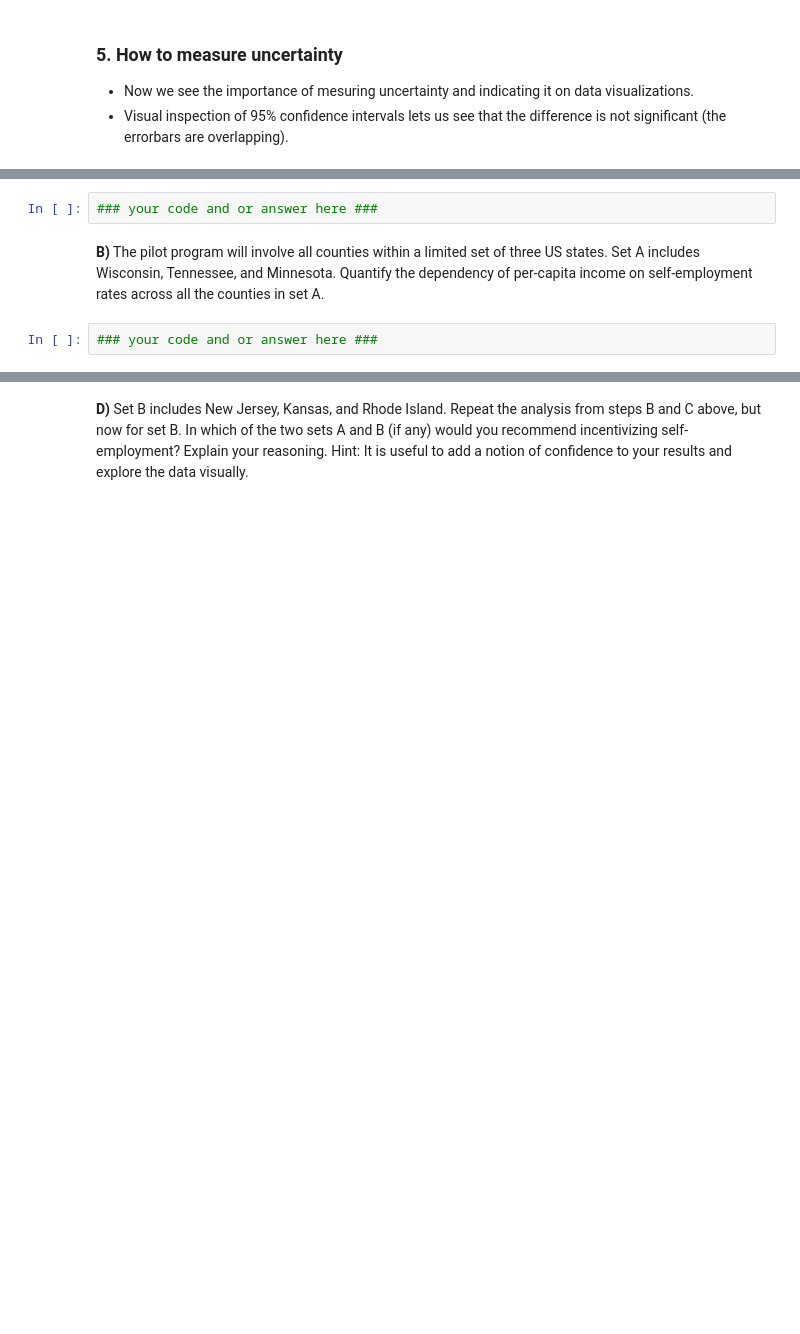
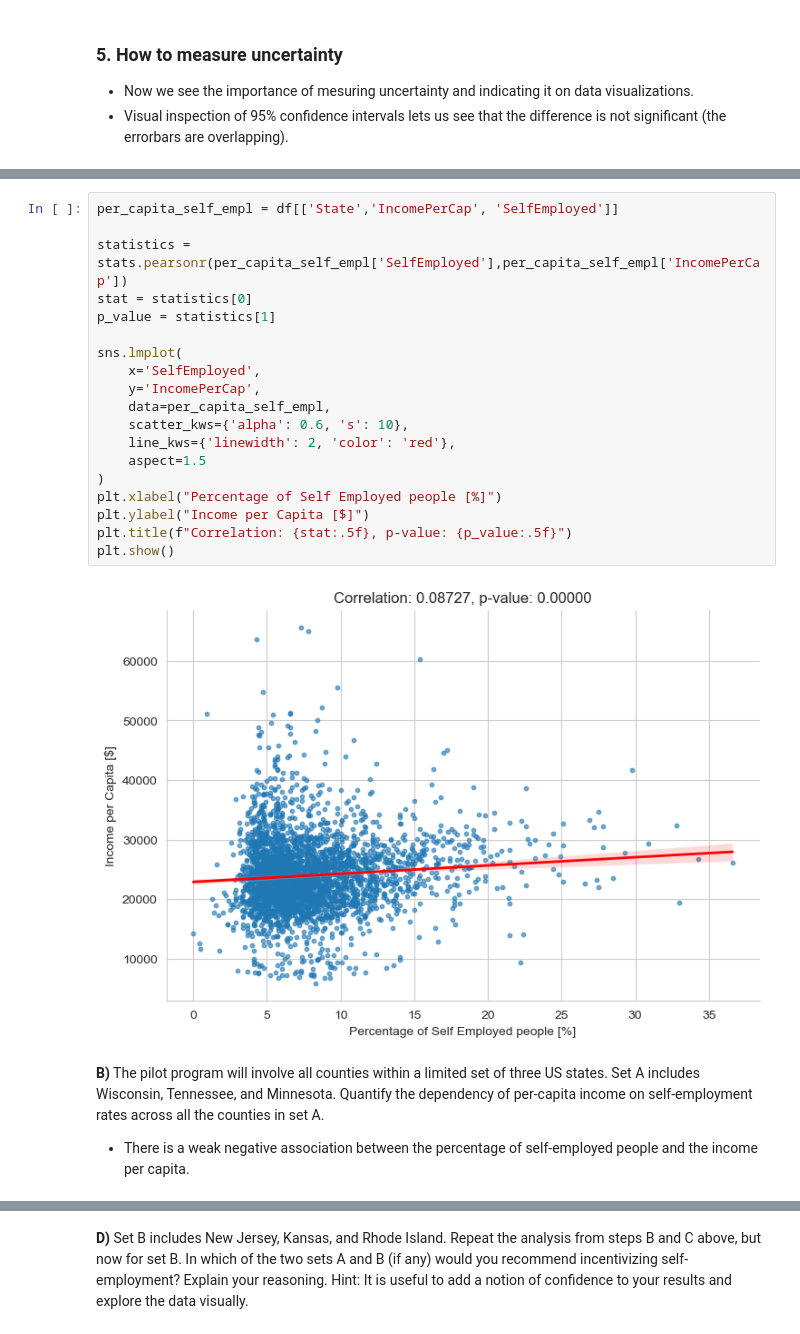
Before and after one commit to sylvainshan/Applied-Data-Analysis, a Jupyter notebook: Exercises/03 - Describing data/Describing_data_exercise.ipynb, the cells around one changed output, grey strips where cells are left out. Cells and saved outputs as stored; diff of their text form; blank space fills up the shorter version.

```diff
--- a/Exercises/03 - Describing data/Describing_data_exercise.ipynb
+++ b/Exercises/03 - Describing data/Describing_data_exercise.ipynb
@@ -171,6 +191,25 @@ Since it is unethical and impossible in this setting to run a controlled experim
-# %%
-### your code and or answer here ###
+# %%
+per_capita_self_empl = df[['State','IncomePerCap', 'SelfEmployed']]
+
+statistics = stats.pearsonr(per_capita_self_empl['SelfEmployed'],per_capita_self_empl['IncomePerCap'])
+stat = statistics[0]
+p_value = statistics[1]
+
+sns.lmplot(
+    x='SelfEmployed',
+    y='IncomePerCap',
+    data=per_capita_self_empl,
+    scatter_kws={'alpha': 0.6, 's': 10},
+    line_kws={'linewidth': 2, 'color': 'red'},
+    aspect=1.5
+)
+plt.xlabel("Percentage of Self Employed people [%]")
+plt.ylabel("Income per Capita [$]")
+plt.title(f"Correlation: {stat:.5f}, p-value: {p_value:.5f}")
+plt.show()
+# %% [output]
+[figure, added]
 # %% [markdown]
 **B)** The pilot program will involve all counties within a limited set of three US states. Set A includes Wisconsin, Tennessee, and  Minnesota. Quantify the dependency of per-capita income on self-employment rates across all the counties in set A.
+
+- There is a weak negative association between the percentage of self-employed people and the income per capita.
-# %%
-### your code and or answer here ###
```
Also changed, not shown: parts of 35 cells of this notebook.
